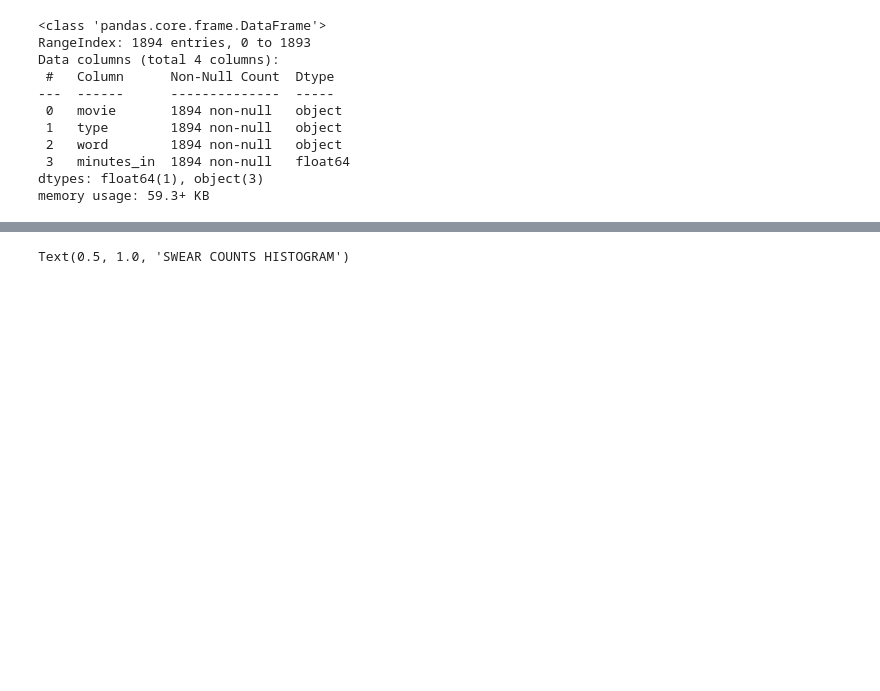
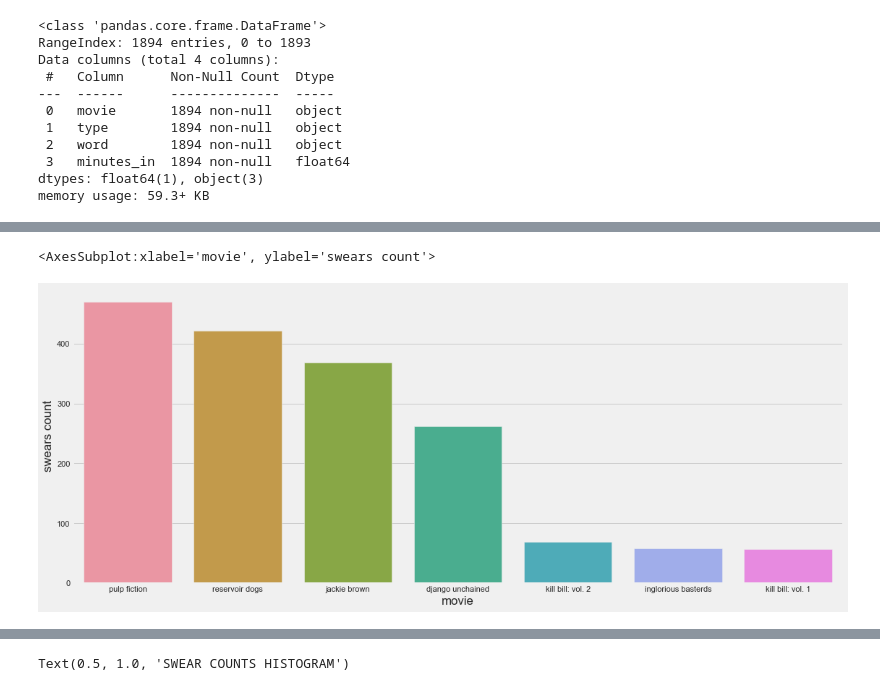
Before and after one commit to tmnkopp/PythonAutomation, a Jupyter notebook: py/tarantino.ipynb, the cells around one changed output, grey strips where cells are left out. Saved outputs shown, nothing was run; the diff lists cells and outputs as text; code cells hidden in the pictures; blank space fills up the shorter version.

```diff
--- a/py/tarantino.ipynb
+++ b/py/tarantino.ipynb
@@ -71,3 +67,13 @@ dfWords.head()
+# %%
+wgroup=df.loc[df['type']=='word'].groupby('movie', as_index=False).count()
+wgroup['swears count']=wgroup['type']
+wgroup=wgroup[['movie','swears count']]
+wgroup.sort_values('swears count', ascending=False, inplace=True)
+
+sns.barplot(data=wgroup, x='movie', y='swears count')
+# %% [output]
+<AxesSubplot:xlabel='movie', ylabel='swears count'>
+[figure, added]
 # %%
 sns.swarmplot(data=dfWords, x="minutes_in", y="movie", hue='word', size=3).set_title("SWEAR DISTRIBUTION")
 # %% [output]
```
Also changed, not shown: parts of 6 cells of this notebook.
